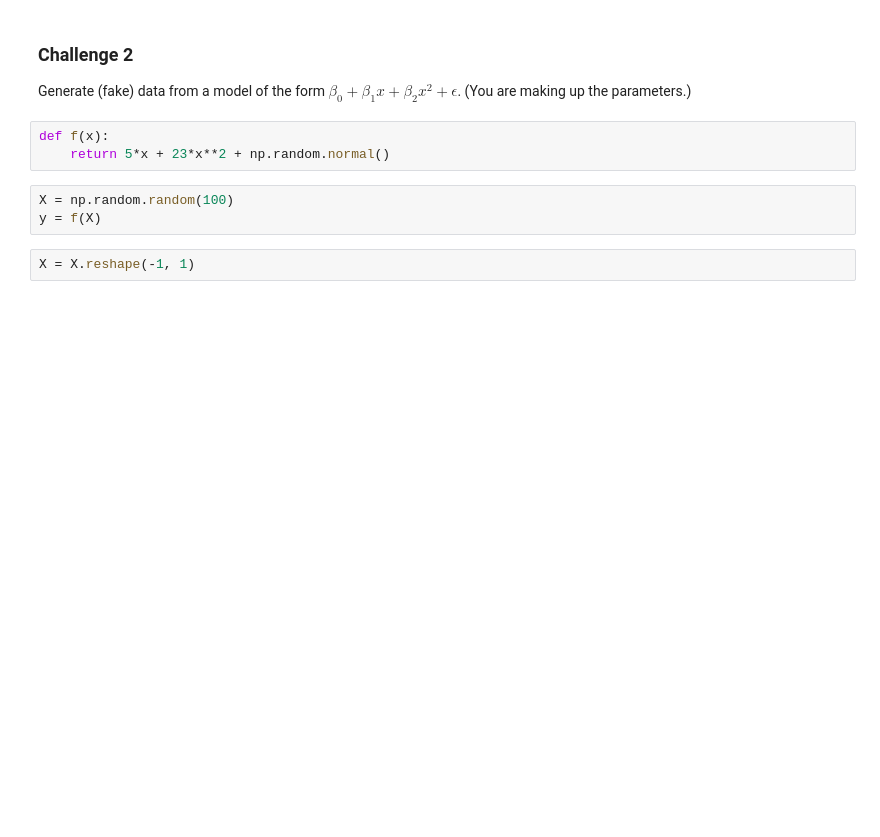
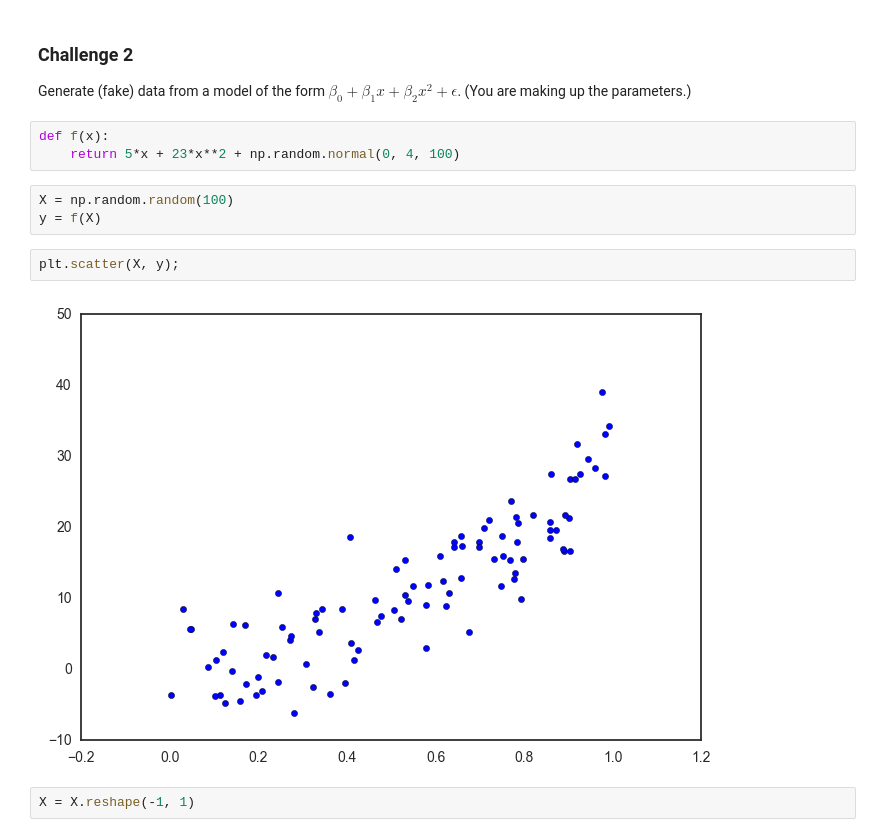
Before and after one commit to emw1687/benson, a Jupyter notebook: challenges/challenge_set_6_eva.ipynb, the cells around one changed output. Drawn from its saved outputs; the diff is of its cells as text; blank space fills up the shorter version.

```diff
--- a/challenges/challenge_set_6_eva.ipynb
+++ b/challenges/challenge_set_6_eva.ipynb
@@ -82,10 +86,14 @@ ax.set_title('Log Model');
 Generate (fake) data from a model of the form $\beta_0 + \beta_1x + \beta_2x^2 + \epsilon$. (You are making up the parameters.)
 # %%
 def f(x):
-    return 5*x + 23*x**2 + np.random.normal()
+    return 5*x + 23*x**2 + np.random.normal(0, 4, 100)
 # %%
 X = np.random.random(100)
 y = f(X)
+# %%
+plt.scatter(X, y);
+# %% [output]
+[figure, added]
 # %%
 X = X.reshape(-1, 1)
 # %% [markdown]
```
Also changed, not shown: parts of 8 cells of this notebook, 1 other file.
